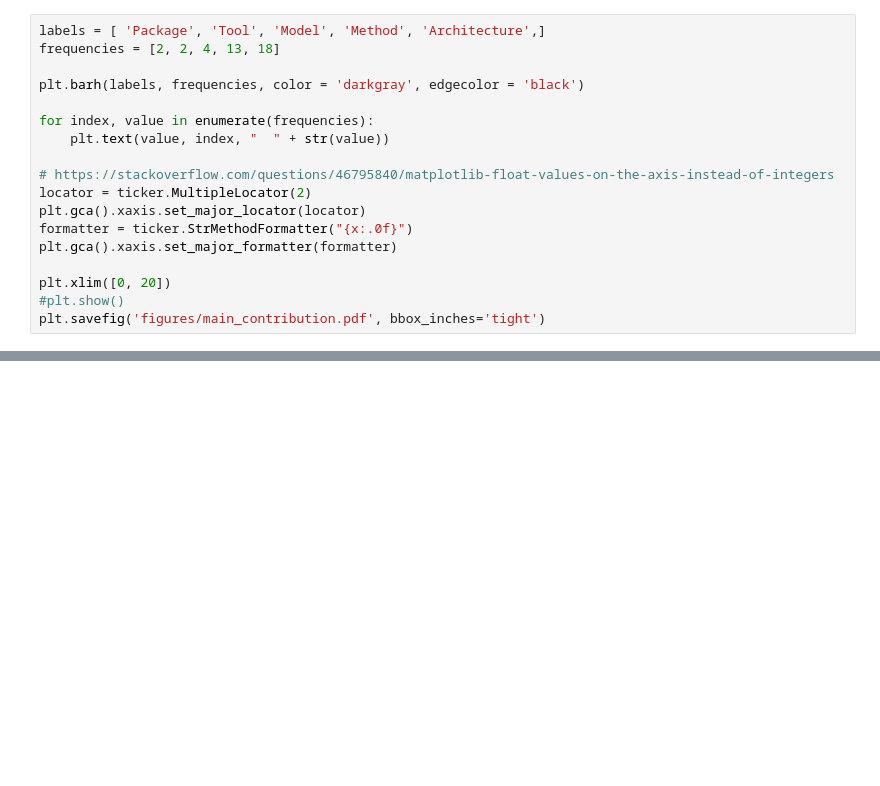
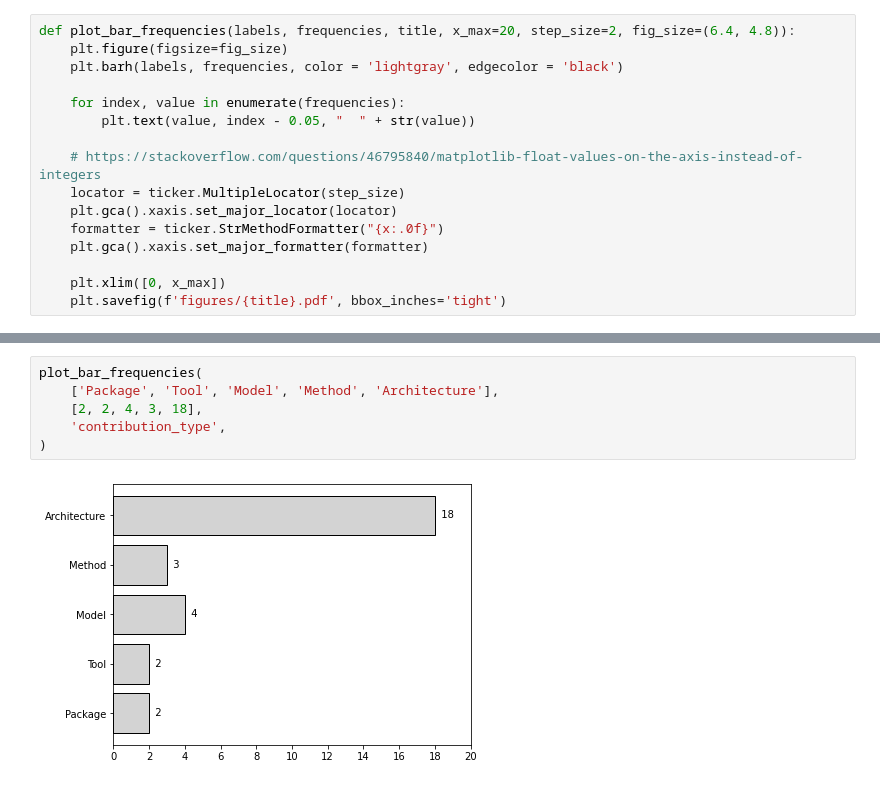
Before and after one commit to engelhamer/SLR-2021, a Jupyter notebook: figures.ipynb, the cells around one changed output, grey strips where cells are left out. Saved outputs shown, nothing was run; the diff lists cells and outputs as text; blank space fills up the shorter version.

```diff
--- a/figures.ipynb
+++ b/figures.ipynb
@@ -22,18 +8,16 @@ plt.savefig('figures/ros_ecosystem_level_circle.pdf')
 # %%
-labels = [ 'Package', 'Tool', 'Model', 'Method', 'Architecture',]
-frequencies = [2, 2, 4, 13, 18]
+def plot_bar_frequencies(labels, frequencies, title, x_max=20, step_size=2, fig_size=(6.4, 4.8)):
+    plt.figure(figsize=fig_size)
+    plt.barh(labels, frequencies, color = 'lightgray', edgecolor = 'black')
 
-plt.barh(labels, frequencies, color = 'darkgray', edgecolor = 'black')
+    for index, value in enumerate(frequencies):
+        plt.text(value, index - 0.05, "  " + str(value))
 
-for index, value in enumerate(frequencies):
-    plt.text(value, index, "  " + str(value))
+    # https://stackoverflow.com/questions/46795840/matplotlib-float-values-on-the-axis-instead-of-integers
+    locator = ticker.MultipleLocator(step_size)
+    plt.gca().xaxis.set_major_locator(locator)
+    formatter = ticker.StrMethodFormatter("{x:.0f}")
+    plt.gca().xaxis.set_major_formatter(formatter)
 
-# https://stackoverflow.com/questions/46795840/matplotlib-float-values-on-the-axis-instead-of-integers
-locator = ticker.MultipleLocator(2)
-plt.gca().xaxis.set_major_locator(locator)
-formatter = ticker.StrMethodFormatter("{x:.0f}")
-plt.gca().xaxis.set_major_formatter(formatter)
-
-plt.xlim([0, 20])
-#plt.show()
-plt.savefig('figures/main_contribution.pdf', bbox_inches='tight')
+    plt.xlim([0, x_max])
+    plt.savefig(f'figures/{title}.pdf', bbox_inches='tight')
@@ -122,0 +68,8 @@ plt.savefig('figures/quality_attributes.pdf', bbox_inches='tight')
+# %%
+plot_bar_frequencies(
+    ['Package', 'Tool', 'Model', 'Method', 'Architecture'],
+    [2, 2, 4, 3, 18],
+    'contribution_type',
+)
+# %% [output]
+[figure, added]
```
Also changed, not shown: parts of 14 cells of this notebook, 6 other files.
